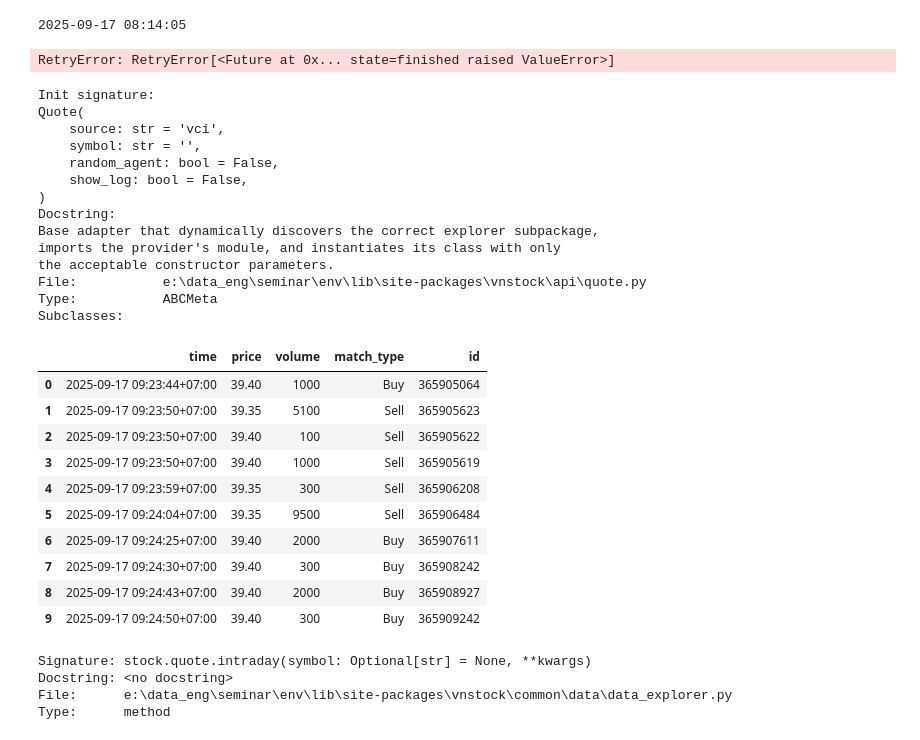
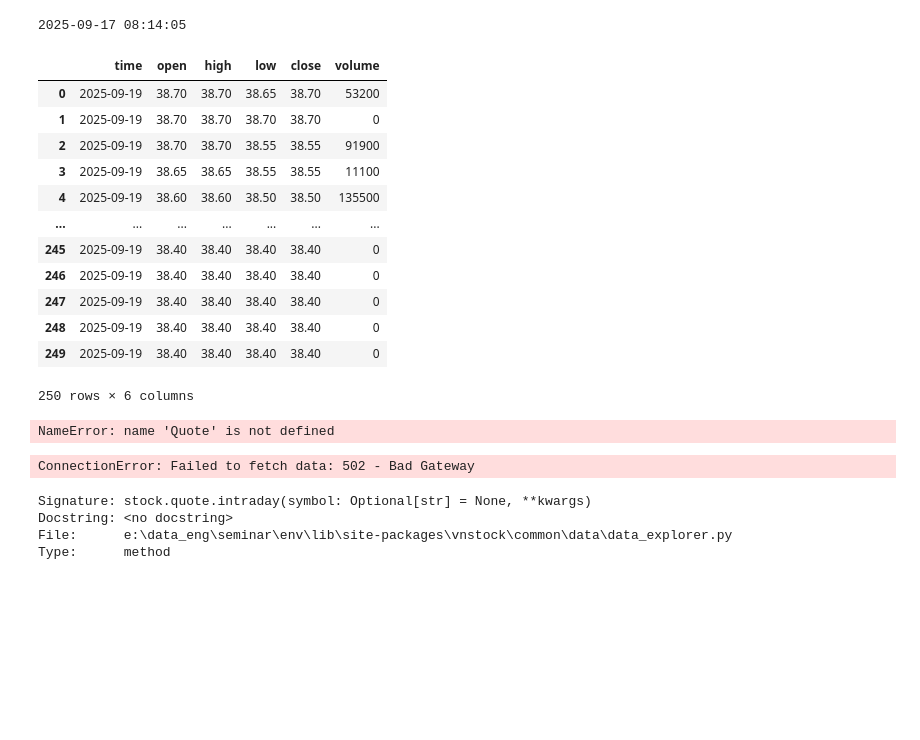
Before and after one commit to Amature123/seminar, a Jupyter notebook: test_api/Untitled.ipynb, the cells around one changed output. Cells and saved outputs as stored; diff of their text form; code cells hidden in the pictures; blank space fills up the shorter version.

```diff
--- a/test_api/Untitled.ipynb
+++ b/test_api/Untitled.ipynb
@@ -55,50 +41,49 @@ print(start)
 2025-09-17 08:14:05
 # %%
 from vnstock import Quote
-quote = Quote(symbol='ACB', source='VCI')
+quote = Quote(symbol='tcb', source='tcbs')
             # symbol (str, optional): Stock symbol. Mã chứng khoán.
             # start (str): Start time in format YYYY-MM-DD or YYYY-MM-DD HH:MM:SS.
             #             Thời gian bắt đầu định dạng YYYY-MM-DD hoặc YYYY-MM-DD HH:MM:SS.
             # end (str): End time in format YYYY-MM-DD or YYYY-MM-DD HH:MM:SS.
             #           Thời gian kết thúc định dạng YYYY-MM-DD hoặc YYYY-MM-DD HH:MM:SS.
             # interval (str, optional): Data interval (1m, 5m, 15m, 30m, 1H, D, 1W, 1M).
             #                          Khoảng thời gian dữ liệu (1m, 5m, 15m, 30m, 1H,
-quote.history(start='2025-09-17', end='2025-09-17',interval ='1m')
+data =quote.history(start='2025-09-21', end='2025-09-21',interval ='1m')
+data
 # %% [output]
+|  | time | open | high | low | close | volume |
+| 0 | 2025-09-19 | 38.70 | 38.70 | 38.65 | 38.70 | 53200 |
+| 1 | 2025-09-19 | 38.70 | 38.70 | 38.70 | 38.70 | 0 |
+| 2 | 2025-09-19 | 38.70 | 38.70 | 38.55 | 38.55 | 91900 |
+| 3 | 2025-09-19 | 38.65 | 38.65 | 38.55 | 38.55 | 11100 |
+| 4 | 2025-09-19 | 38.60 | 38.60 | 38.50 | 38.50 | 135500 |
+| ... | ... | ... | ... | ... | ... | ... |
+| 245 | 2025-09-19 | 38.40 | 38.40 | 38.40 | 38.40 | 0 |
+| 246 | 2025-09-19 | 38.40 | 38.40 | 38.40 | 38.40 | 0 |
+| 247 | 2025-09-19 | 38.40 | 38.40 | 38.40 | 38.40 | 0 |
+| 248 | 2025-09-19 | 38.40 | 38.40 | 38.40 | 38.40 | 0 |
+| 249 | 2025-09-19 | 38.40 | 38.40 | 38.40 | 38.40 | 0 |
-RetryError: RetryError[<Future at 0x... state=finished raised ValueError>]
+250 rows × 6 columns
 # %%
-?Quote
+quote = Quote(symbol='tcb', source='vci')
+data = quote.history(start='2025-09-17', end='2025-09-17',interval = '1m')
+record = {
+    "time": data["date"].iloc[-1].strftime("%Y-%m-%d %H:%M:%S"),
+    "open": data["open"].iloc[-1],
+    "high": data["high"].iloc[-1],
+    "low": data["low"].iloc[-1],
+    "close": data["close"].iloc[-1],
+}
 # %% [output]
-Init signature:
-Quote(
-    source: str = 'vci',
-    symbol: str = '',
-    random_agent: bool = False,
-    show_log: bool = False,
-)
-Docstring:
-Base adapter that dynamically discovers the correct explorer subpackage,
-imports the provider's module, and instantiates its class with only
-the acceptable constructor parameters.
-File:           e:\data_eng\seminar\env\lib\site-packages\vnstock\api\quote.py
-Type:           ABCMeta
-Subclasses:
+NameError: name 'Quote' is not defined
 # %%
 from vnstock import Vnstock
-stock = Vnstock().stock(symbol='VCI', source='VCI')
-stock.quote.intraday(symbol='TCB', page_size=10, show_log=False)
+stock = Vnstock().stock(symbol='TCB', source='VCI')
+inday = stock.quote.intraday(page_size=1, show_log=False)
+inday
 # %% [output]
-|  | time | price | volume | match_type | id |
-| 0 | 2025-09-17 09:23:44+07:00 | 39.40 | 1000 | Buy | 365905064 |
-| 1 | 2025-09-17 09:23:50+07:00 | 39.35 | 5100 | Sell | 365905623 |
-| 2 | 2025-09-17 09:23:50+07:00 | 39.40 | 100 | Sell | 365905622 |
-| 3 | 2025-09-17 09:23:50+07:00 | 39.40 | 1000 | Sell | 365905619 |
-| 4 | 2025-09-17 09:23:59+07:00 | 39.35 | 300 | Sell | 365906208 |
-| 5 | 2025-09-17 09:24:04+07:00 | 39.35 | 9500 | Sell | 365906484 |
-| 6 | 2025-09-17 09:24:25+07:00 | 39.40 | 2000 | Buy | 365907611 |
-| 7 | 2025-09-17 09:24:30+07:00 | 39.40 | 300 | Buy | 365908242 |
-| 8 | 2025-09-17 09:24:43+07:00 | 39.40 | 2000 | Buy | 365908927 |
-| 9 | 2025-09-17 09:24:50+07:00 | 39.40 | 300 | Buy | 365909242 |
+ConnectionError: Failed to fetch data: 502 - Bad Gateway
 # %%
 ?stock.quote.intraday
 # %% [output]
```
Also changed, not shown: parts of 4 cells of this notebook, 5 other files.
